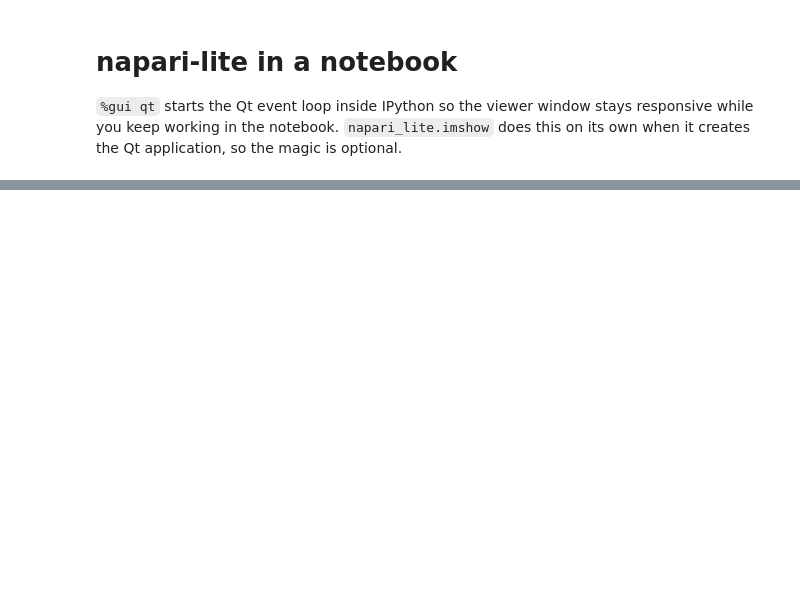
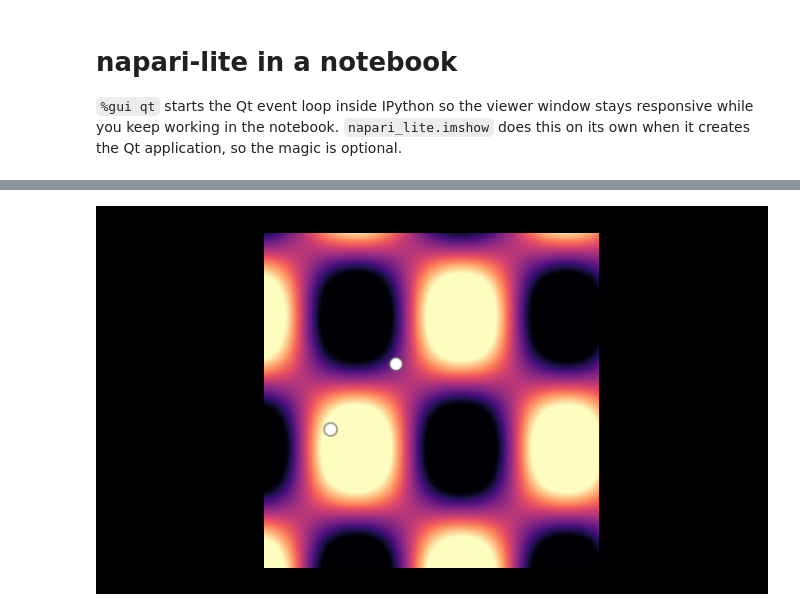
Before and after one commit to Aniketsy/napari-lite, a Jupyter notebook: examples/notebook.ipynb, the cells around one changed output, grey strips where cells are left out. Drawn from its saved outputs; the diff is of its cells as text; code cells hidden in the pictures; blank space fills up the shorter version.

```diff
--- a/examples/notebook.ipynb
+++ b/examples/notebook.ipynb
@@ -26,6 +34,8 @@ nbscreenshot(viewer, canvas_only=True, alt_text='random noise, slice 2')
 # %%
 viewer.add_points(np.array([[2, 100, 100], [2, 150, 50]]), size=10, name='marks')
-viewer.layers['noise'].contrast_limits = (0.2, 0.8)
+viewer.layers['pattern'].contrast_limits = (-0.5, 0.5)
 nbscreenshot(viewer, canvas_only=True)
+# %% [output]
+[figure, added]
 # %%
 viewer.close()
```
Also changed, not shown: parts of 3 cells of this notebook, 2 other files.
